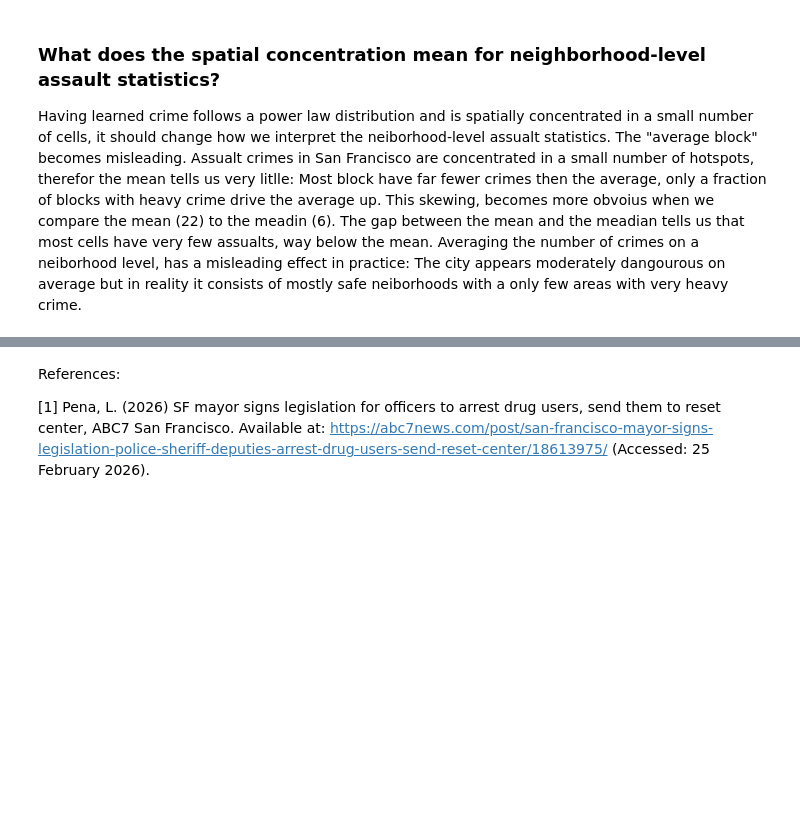
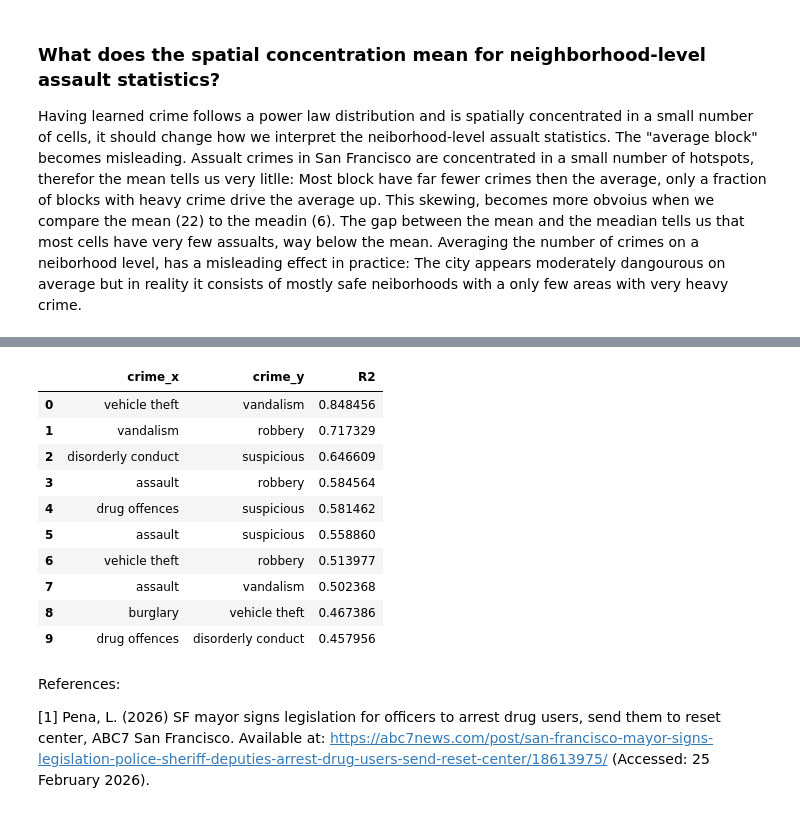
Before and after one commit to sterlie/socialdata_1, a Jupyter notebook: report_1.ipynb, the cells around one changed output, grey strips where cells are left out. Drawn from its saved outputs; the diff is of its cells as text; code cells hidden in the pictures; blank space fills up the shorter version.

```diff
--- a/report_1.ipynb
+++ b/report_1.ipynb
@@ -413,3 +543,18 @@ The "average block" becomes misleading. Assualt crimes in San Francisco are conc
+# %%
+
+pair_df[["crime_x", "crime_y", "R2"]].head(10)
+# %% [output]
+|  | crime_x | crime_y | R2 |
+| 0 | vehicle theft | vandalism | 0.848456 |
+| 1 | vandalism | robbery | 0.717329 |
+| 2 | disorderly conduct | suspicious | 0.646609 |
+| 3 | assault | robbery | 0.584564 |
+| 4 | drug offences | suspicious | 0.581462 |
+| 5 | assault | suspicious | 0.558860 |
+| 6 | vehicle theft | robbery | 0.513977 |
+| 7 | assault | vandalism | 0.502368 |
+| 8 | burglary | vehicle theft | 0.467386 |
+| 9 | drug offences | disorderly conduct | 0.457956 |
 # %% [markdown]
 References:
 
```
Also changed, not shown: parts of 4 cells of this notebook, 2 other files.
